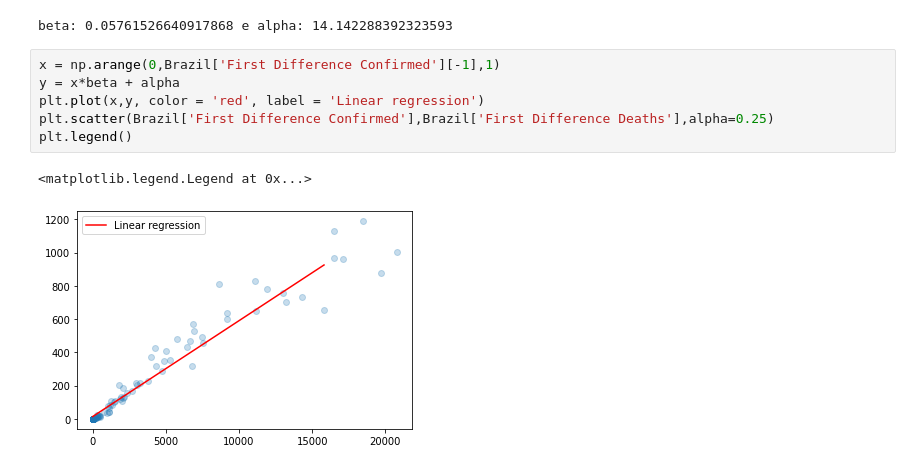
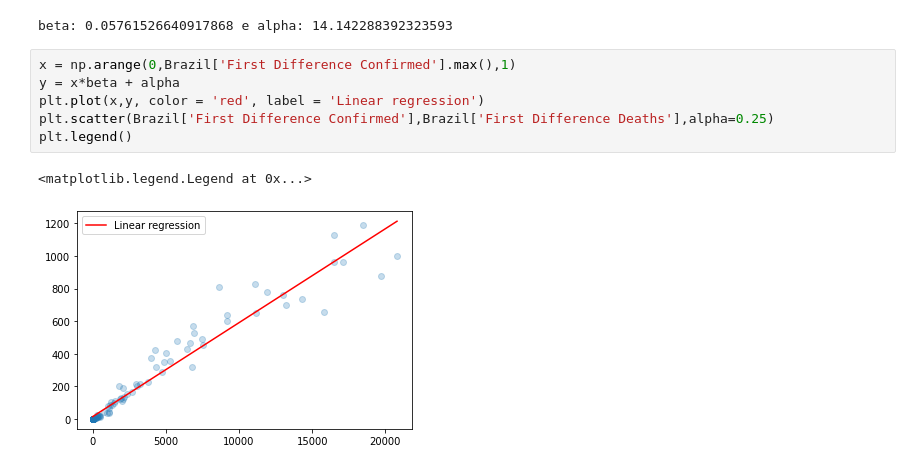
Before and after one commit to gagarcia/COVID-19, a Jupyter notebook: death_index.ipynb, the cells around one changed output. Cells and saved outputs as stored; diff of their text form.

```diff
--- a/death_index.ipynb
+++ b/death_index.ipynb
@@ -202,11 +202,11 @@ print("beta: {} e alpha: {}".format(beta,alpha))
 # %% [output]
 beta: 0.05761526640917868 e alpha: 14.142288392323593
 # %%
-x = np.arange(0,Brazil['First Difference Confirmed'][-1],1)
+x = np.arange(0,Brazil['First Difference Confirmed'].max(),1)
 y = x*beta + alpha
 plt.plot(x,y, color = 'red', label = 'Linear regression')
 plt.scatter(Brazil['First Difference Confirmed'],Brazil['First Difference Deaths'],alpha=0.25)
 plt.legend()
 # %% [output]
 <matplotlib.legend.Legend at 0x...>
-[figure, old version]
+[figure, new version]
```
Also changed, not shown: parts of 2 cells of this notebook.
